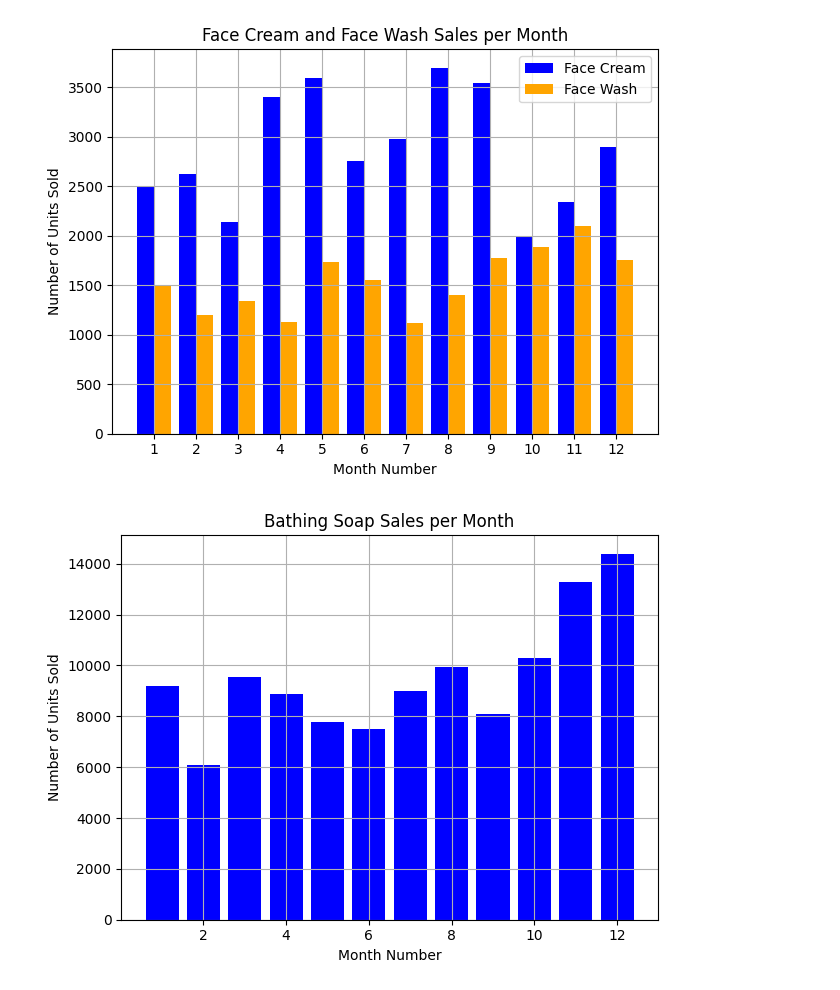
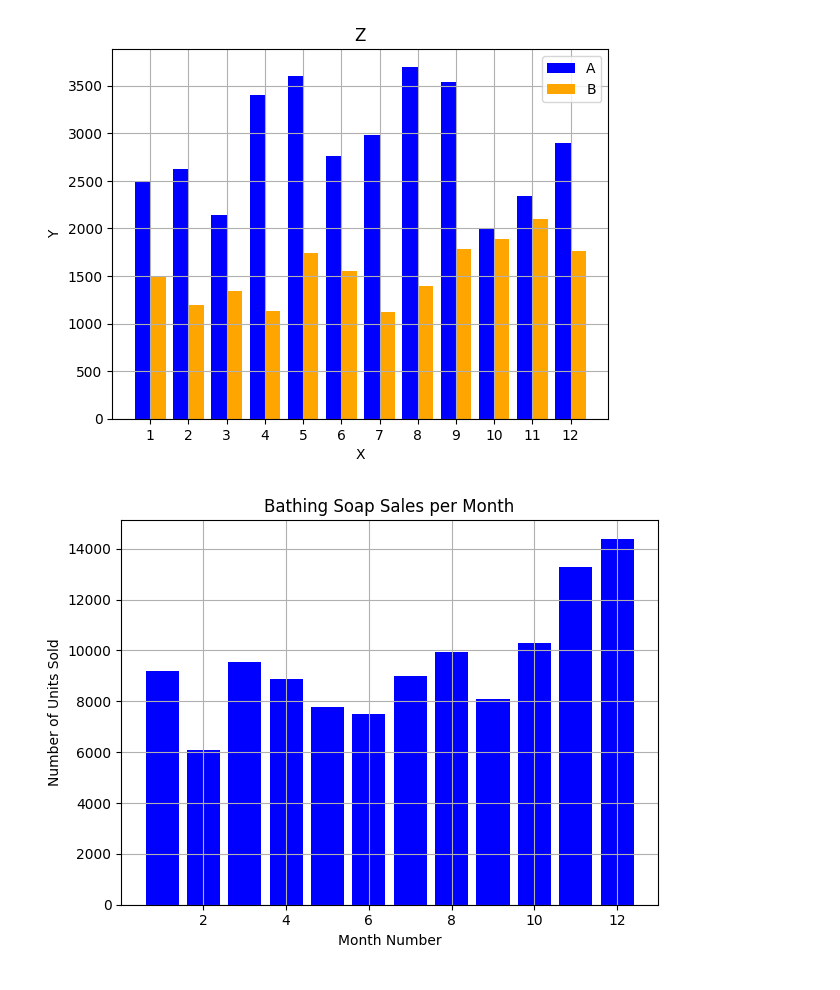
Before and after one commit to Hackerdude374/CS245-Lab-Assignments, a Jupyter notebook: lab6.ipynb, the cells around one changed output. Drawn from its saved outputs; the diff is of its cells as text; code cells hidden in the pictures.

```diff
--- a/lab6.ipynb
+++ b/lab6.ipynb
@@ -117,26 +121,16 @@ plt.show()
 
 import matplotlib.pyplot as plt
 import pandas as pd
-
-# Read the CSV file
-df = pd.read_csv("company_sales_data.csv")
-
-# Extracting data for plotting
+# Read toothpaste sales data of each month and show it using a scatter plot
 months = df['month_number']
 toothpaste_sales = df['toothpaste']
 
-# Creating the scatter plot
 plt.scatter(months, toothpaste_sales, color='blue', marker='o')
-
-# Adding labels and title
 plt.xlabel('Month Number')
 plt.ylabel('Toothpaste Sales')
 plt.title('Toothpaste Sales per Month')
 
-# Adding gridlines with specified style
+#  Also, add a grid in the plot. gridline style should “–“.
 plt.grid(True, linestyle='--')
-
-# Displaying the plot
-plt.tight_layout()
 plt.show()
 # %% [output]
@@ -144,37 +138,26 @@ plt.show()
 # %%
 # Exercise 5: Read face cream and facewash product sales data and show it using the bar chart
 # The bar chart should display the number of units sold per month for each product. Add a separate bar for each product in the same chart.
 # The bar chart should look like this.
 import matplotlib.pyplot as plt
 import pandas as pd
 
-# Read data
-df = pd.read_csv("company_sales_data.csv")
-
-# Extracting data
+# Exercise 5: Read face cream and facewash product sales data and show it using the bar chart
 m = df['month_number']
 fc = df['facecream']
 fw = df['facewash']
-
-# Creating the bar chart
-plt.bar(m - 0.2, fc, width=0.4, label='A', align='center', color='b')
-plt.bar(m + 0.2, fw, width=0.4, label='B', align='center', color='orange')
-
-# Adding labels and title
+# The bar chart should display the number of units sold per month for each product. Add a separate bar for each product in the same chart.
+plt.bar(m - 0.2, fc,   width=0.4, label='A',align='center', color='b')
+plt.bar(m + 0.2, fw,  width=0.4, label='B',  align='center', color='orange')
 plt.xlabel('X')
 plt.ylabel('Y')
 plt.title('Z')
-
-# Adding legend
 plt.legend()
-
-# Displaying
 plt.xticks(m)
 plt.grid(True)
-plt.tight_layout()
 plt.show()
 # %% [output]
-[figure, old version]
+[figure, new version]
 # %%
 
 # Exercise 6: Read sales data of bathing soap of all months and show it using a bar chart. Save this plot to your hard disk
```
Also changed, not shown: parts of 10 cells of this notebook, 38 other files.
